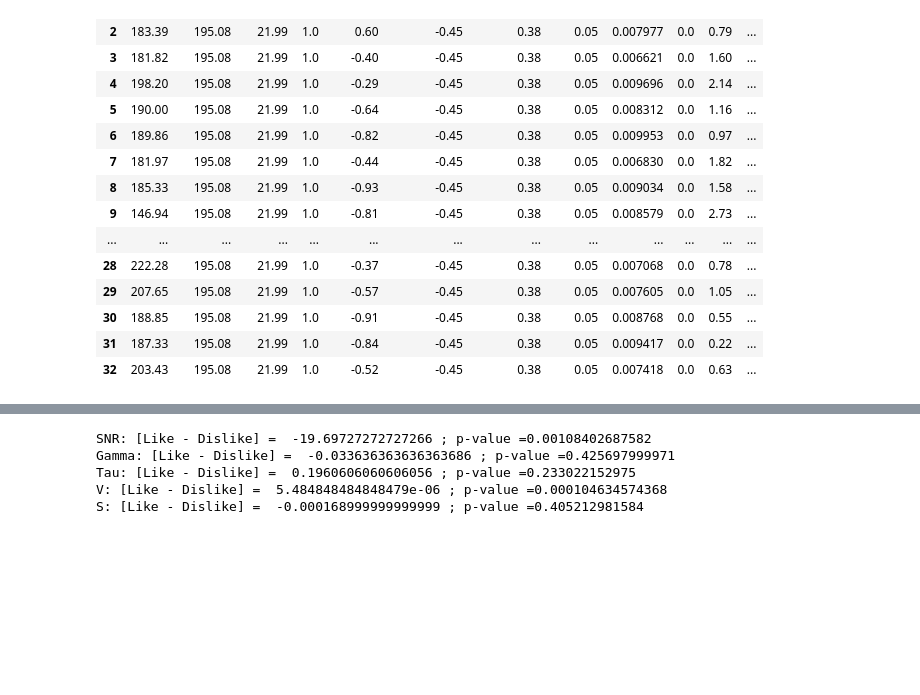
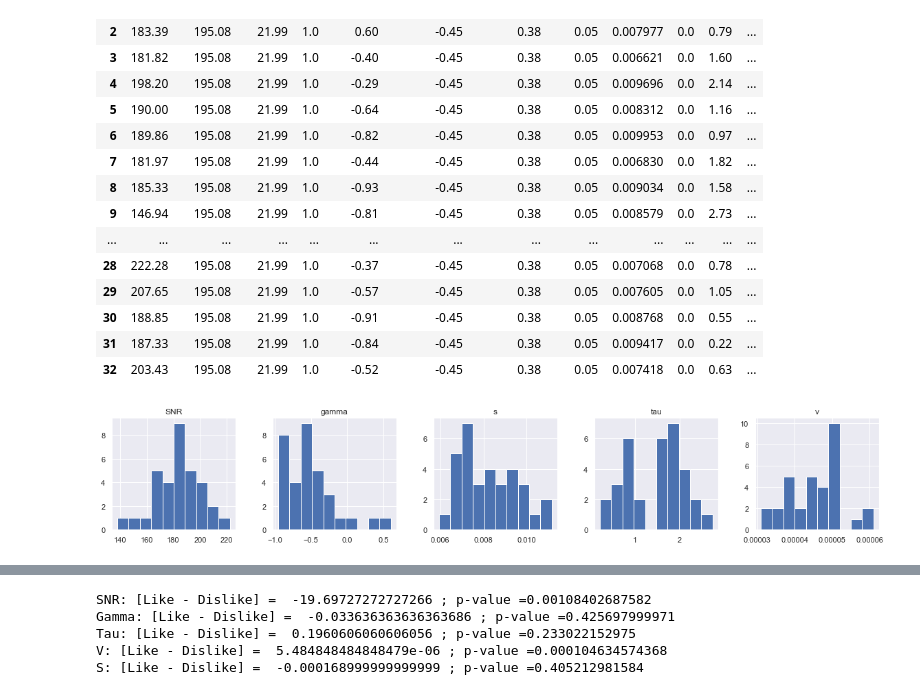
Before and after one commit to pradysepulveda/glamDDM_FF2018, a Jupyter notebook: Compare_LikeVsDislike(InvInput).ipynb, the cells around one changed output, grey strips where cells are left out. Cells and saved outputs as stored; diff of their text form; code cells hidden in the pictures; blank space fills up the shorter version.

```diff
--- a/Compare_LikeVsDislike(InvInput).ipynb
+++ b/Compare_LikeVsDislike(InvInput).ipynb
@@ -89,3 +108,7 @@ params_part_dislike
 | 30 | 188.85 | 195.08 | 21.99 | 1.0 | -0.91 | -0.45 | 0.38 | 0.05 | 0.008768 | 0.0 | 0.55 | ... |
 | 31 | 187.33 | 195.08 | 21.99 | 1.0 | -0.84 | -0.45 | 0.38 | 0.05 | 0.009417 | 0.0 | 0.22 | ... |
 | 32 | 203.43 | 195.08 | 21.99 | 1.0 | -0.52 | -0.45 | 0.38 | 0.05 | 0.007418 | 0.0 | 0.63 | ... |
+# %%
+hist = params_part_dislike[['SNR','gamma','tau','v','s']].hist(figsize = [20,3] , layout=[1,5])
+# %% [output]
+[figure, added]
```
Also changed, not shown: parts of 4 cells of this notebook, 1 other file.
